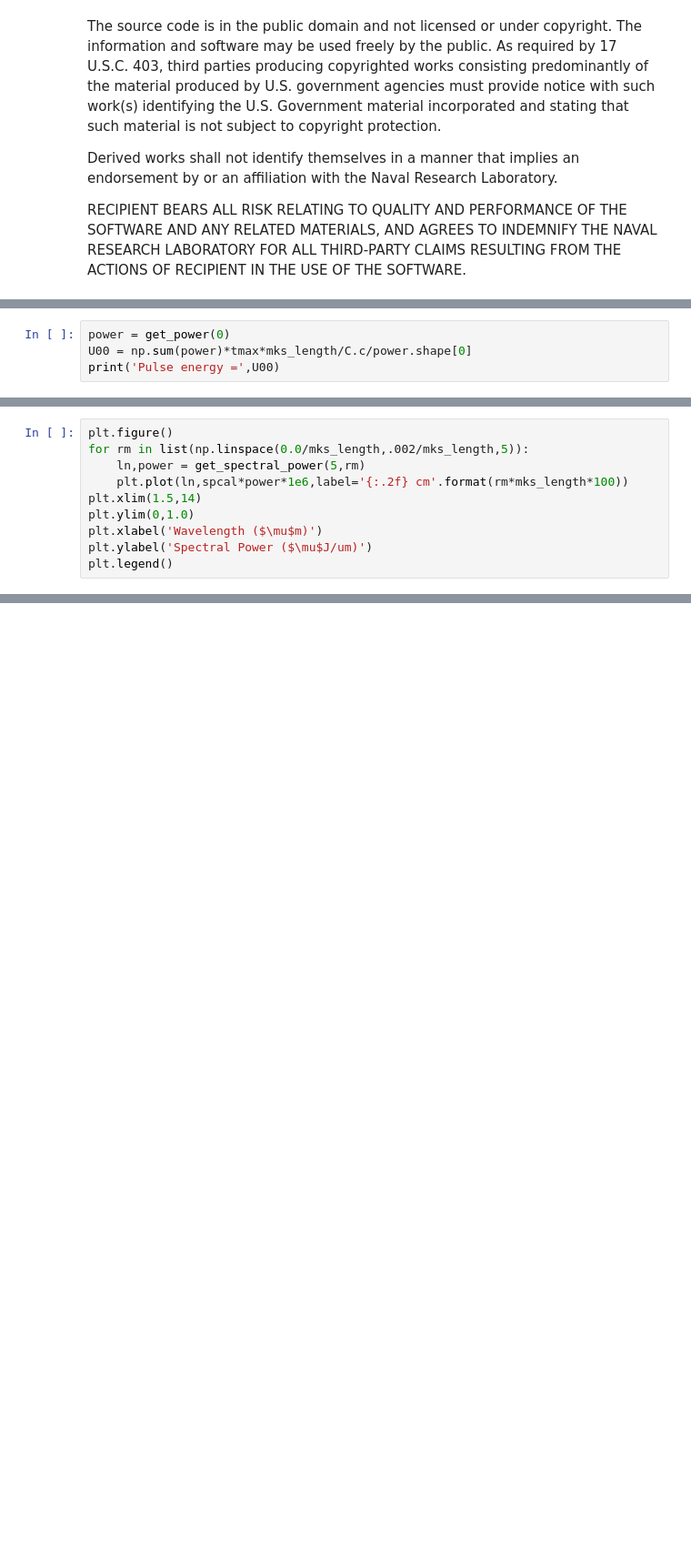
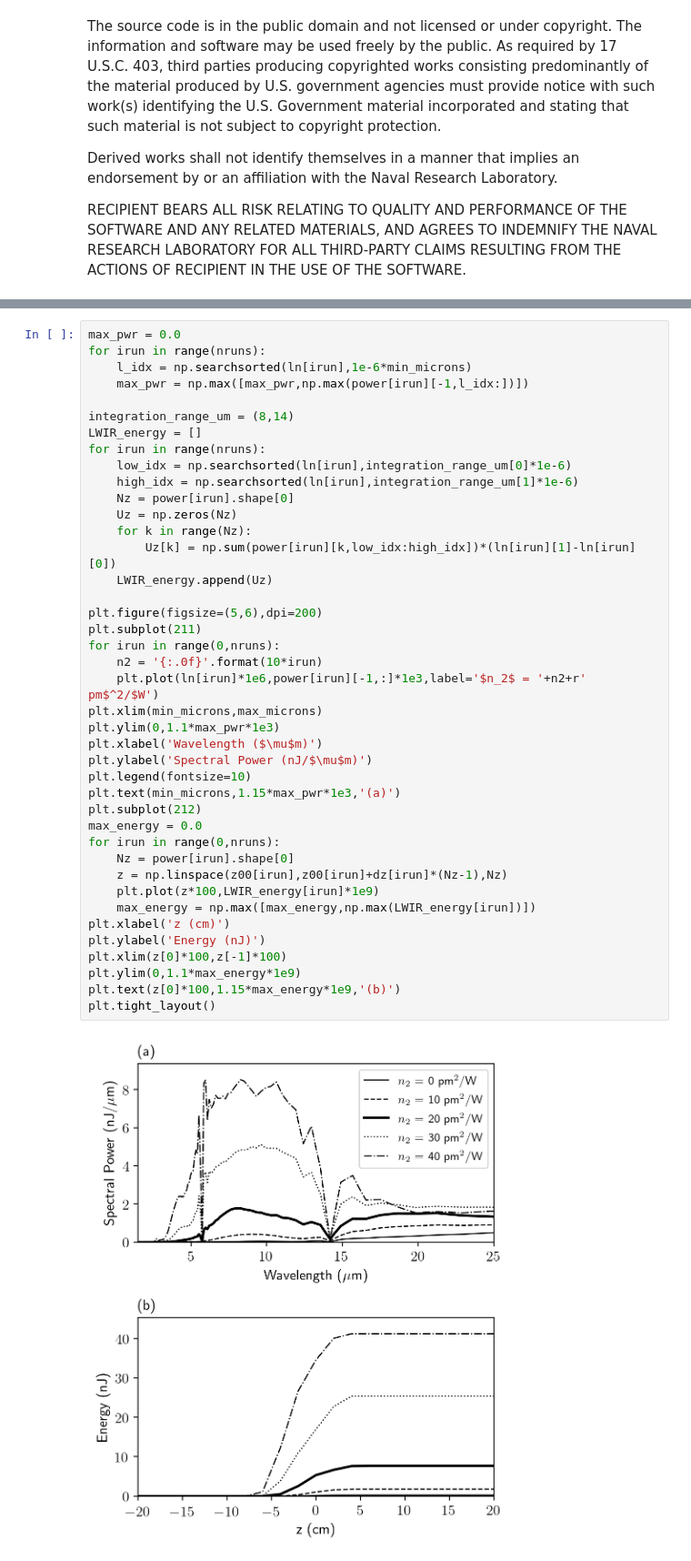
Before and after one commit to USNavalResearchLaboratory/SeaRay, a Jupyter notebook: power_spectrum.ipynb, the cells around one changed output, grey strips where cells are left out. Shown at 91% size. Cells and saved outputs as stored; diff of their text form; blank space fills up the shorter version.

```diff
--- a/power_spectrum.ipynb
+++ b/power_spectrum.ipynb
@@ -100,5 +128 @@ def get_power(z):
 plt.close('all')
-# %%
-power = get_power(0)
-U00 = np.sum(power)*tmax*mks_length/C.c/power.shape[0]
-print('Pulse energy =',U00)
@@ -144,10 +128,0 @@ plt.ylabel('Energy ($\mu$J)')
-# %%
-plt.figure()
-for rm in list(np.linspace(0.0/mks_length,.002/mks_length,5)):
-    ln,power = get_spectral_power(5,rm)
-    plt.plot(ln,spcal*power*1e6,label='{:.2f} cm'.format(rm*mks_length*100))
-plt.xlim(1.5,14)
-plt.ylim(0,1.0)
-plt.xlabel('Wavelength ($\mu$m)')
-plt.ylabel('Spectral Power ($\mu$J/um)')
-plt.legend()
@@ -153,0 +135,43 @@ plt.legend()
+# %%
+max_pwr = 0.0
+for irun in range(nruns):
+    l_idx = np.searchsorted(ln[irun],1e-6*min_microns)
+    max_pwr = np.max([max_pwr,np.max(power[irun][-1,l_idx:])])
+
+integration_range_um = (8,14)
+LWIR_energy = []
+for irun in range(nruns):
+    low_idx = np.searchsorted(ln[irun],integration_range_um[0]*1e-6)
+    high_idx = np.searchsorted(ln[irun],integration_range_um[1]*1e-6)
+    Nz = power[irun].shape[0]
+    Uz = np.zeros(Nz)
+    for k in range(Nz):
+        Uz[k] = np.sum(power[irun][k,low_idx:high_idx])*(ln[irun][1]-ln[irun][0])
+    LWIR_energy.append(Uz)
+
+plt.figure(figsize=(5,6),dpi=200)
+plt.subplot(211)
+for irun in range(0,nruns):
+    n2 = '{:.0f}'.format(10*irun)
+    plt.plot(ln[irun]*1e6,power[irun][-1,:]*1e3,label='$n_2$ = '+n2+r' pm$^2/$W')
+plt.xlim(min_microns,max_microns)
+plt.ylim(0,1.1*max_pwr*1e3)
+plt.xlabel('Wavelength ($\mu$m)')
+plt.ylabel('Spectral Power (nJ/$\mu$m)')
+plt.legend(fontsize=10)
+plt.text(min_microns,1.15*max_pwr*1e3,'(a)')
+plt.subplot(212)
+max_energy = 0.0
+for irun in range(0,nruns):
+    Nz = power[irun].shape[0]
+    z = np.linspace(z00[irun],z00[irun]+dz[irun]*(Nz-1),Nz)
+    plt.plot(z*100,LWIR_energy[irun]*1e9)
+    max_energy = np.max([max_energy,np.max(LWIR_energy[irun])])
+plt.xlabel('z (cm)')
+plt.ylabel('Energy (nJ)')
+plt.xlim(z[0]*100,z[-1]*100)
+plt.ylim(0,1.1*max_energy*1e9)
+plt.text(z[0]*100,1.15*max_energy*1e9,'(b)')
+plt.tight_layout()
+# %% [output]
+[figure, added]
```
Also changed, not shown: parts of 5 cells of this notebook, 12 other files.
